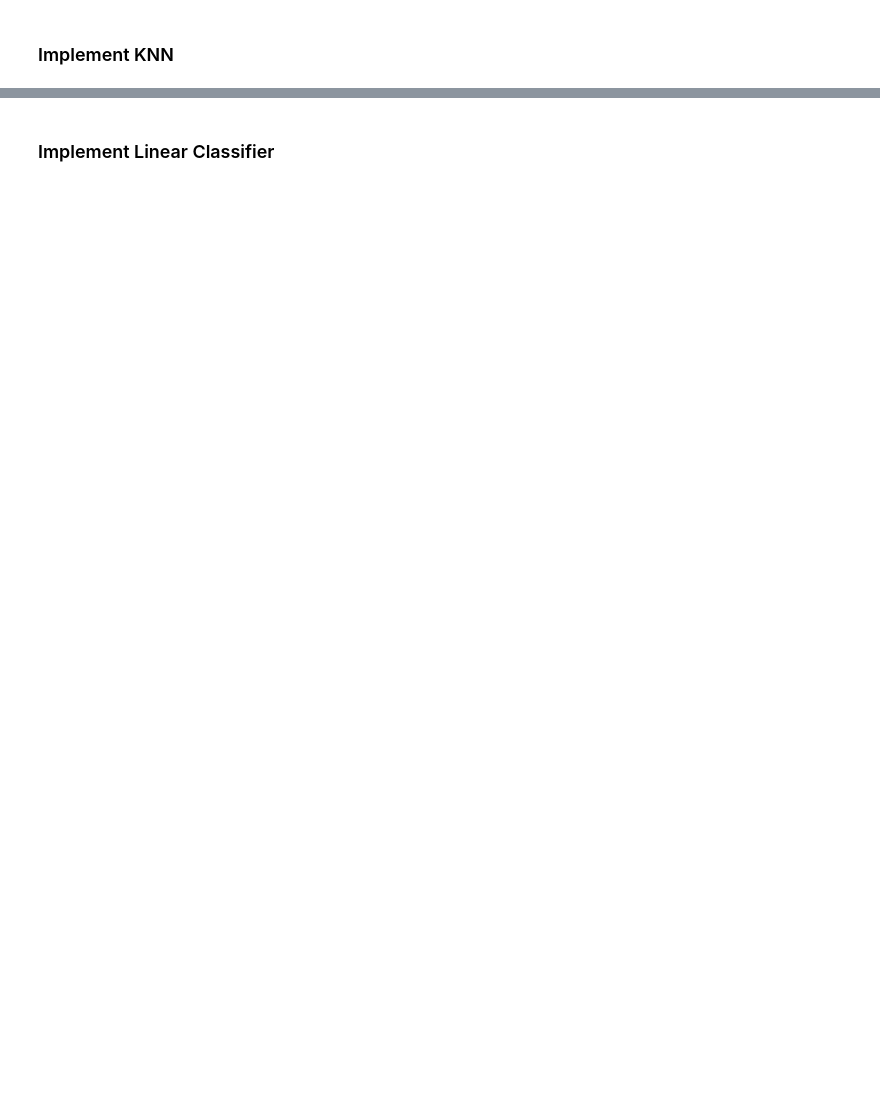
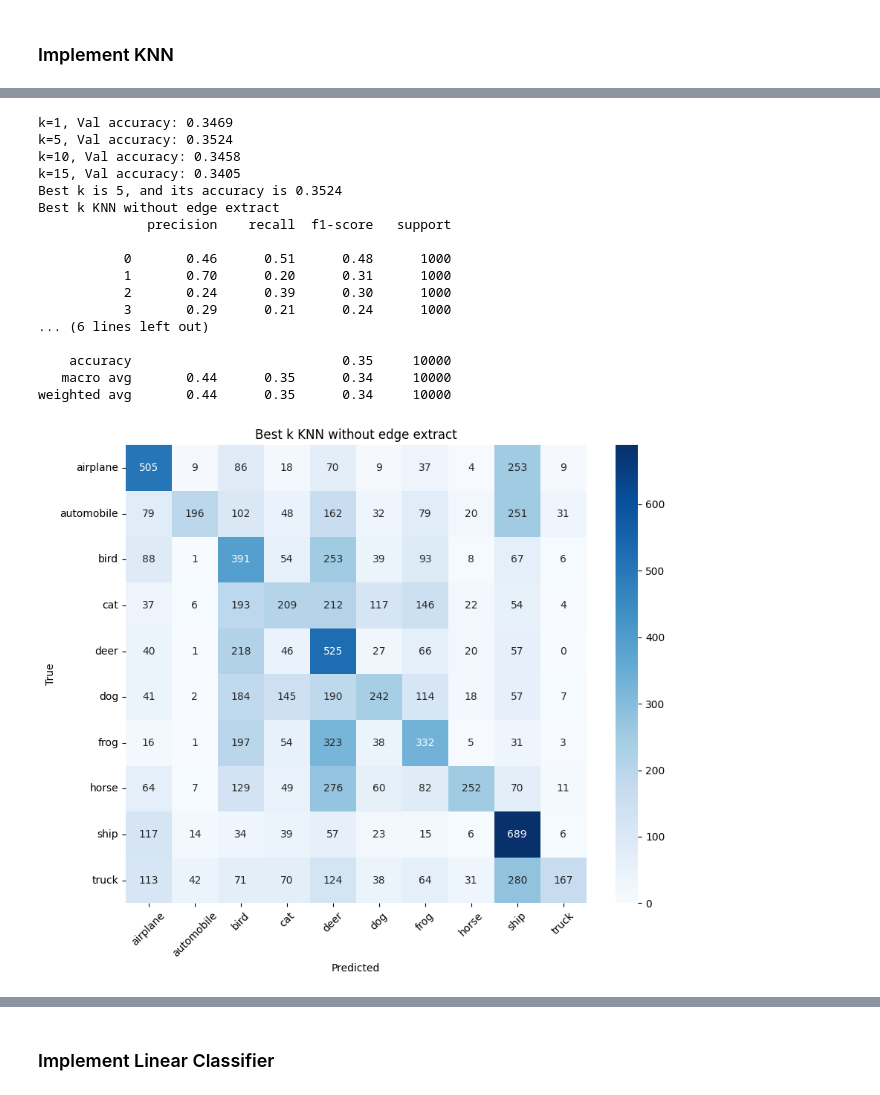
Before and after one commit to CyberVoyagerX/MU_2024-2-CISC7401-001-ADVANCED-MACHINE-LEARNING-HW, a Jupyter notebook: hw2/hw2_KNN_SVM.ipynb, the cells around one changed output, grey strips where cells are left out. Drawn from its saved outputs; the diff is of its cells as text; code cells hidden in the pictures; blank space fills up the shorter version.

Commit message:
Cross-Validation

```diff
--- a/hw2/hw2_KNN_SVM.ipynb
+++ b/hw2/hw2_KNN_SVM.ipynb
@@ -146,10 +185,15 @@ def Knn_classifier(train_images, train_labels, test_images, k=5):
         predictions.append(majority_label)
     return np.array(predictions)
 
-def Knn_classifier_cdist(train_images_tensor, train_labels, test_images_tensor, k=5):
+def Knn_classifier_cdist(train_images, train_labels, test_images, k=5):
+    # -preprocess data
+    # numpy.array -> torch.tensor
+    train_tensor = torch.tensor(train_images, dtype=torch.float32)
+    test_tensor = torch.tensor(test_images, dtype=torch.float32)
+
     predictions=[]
     # 1. Compute Euclidean distance by torch.cdist
-    distances = torch.cdist(test_images_tensor, train_images_tensor)
+    distances = torch.cdist(test_tensor, train_tensor)
     # 2. Get indices of k nearest images
     nearest_indices = torch.topk(distances, k=k, largest=False, dim=1).indices
     # 3. Get k labels
@@ -160,12 +204,16 @@ def Knn_classifier_cdist(train_images_tensor, train_labels, test_images_tensor,
         predictions.append(majority_label)
     return np.array(predictions)
 
-def Knn_classifier_cosine(train_images_tensor, train_labels, test_images_tensor, k=5):
+def Knn_classifier_cosine(train_images, train_labels, test_images, k=5):
     predictions = []
+    # -preprocess data
+    # numpy.array -> torch.tensor
+    train_tensor = torch.tensor(train_images, dtype=torch.float32)
+    test_tensor = torch.tensor(test_images, dtype=torch.float32)
 
     # 1. normalize images to use cosine distance
-    train_images_norm = train_images_tensor / torch.norm(train_images_tensor, dim=1, keepdim=True)
-    test_images_norm = test_images_tensor / torch.norm(test_images_tensor, dim=1, keepdim=True)
+    train_images_norm = train_tensor / torch.norm(train_tensor, dim=1, keepdim=True)
+    test_images_norm = test_tensor / torch.norm(test_tensor, dim=1, keepdim=True)
 
     # 2. Compute consine distance
     similarities = torch.mm(test_images_norm, train_images_norm.T)
@@ -183,7 +231,7 @@ def Knn_classifier_cosine(train_images_tensor, train_labels, test_images_tensor,
     return np.array(predictions)
 # %%
 # Select best K by Valid dataset
-def select_k(train_imges, train_labes, valid_images, valid_labels, model):
+def select_k(train_imges, train_labels, valid_images, valid_labels, model):
     best_k = None
     best_accuracy = 0
     for k in [1, 5, 10, 15]:
@@ -301,0 +248,43 @@ Test accucacy is 0.2503 with k = 15
+# %%
+# process dataset
+# Without extract edge feature
+
+X_train, y_train = process_dataset(train_dataset)
+X_valid, y_valid = process_dataset(valid_dataset)
+X_test, y_test = process_dataset(Test_dataset)
+
+# Sobel
+X_train_sobel, _ = process_dataset(train_dataset, 'sobel')
+X_valid_sobel, _ = process_dataset(valid_dataset, 'sobel')
+X_test_sobel, _ = process_dataset(Test_dataset, 'sobel')
+
+# Hog
+X_train_hog, _ = process_dataset(train_dataset, 'hog')
+X_valid_hog, _ = process_dataset(valid_dataset, 'hog')
+X_test_hog, _ = process_dataset(Test_dataset, 'hog')
+# %%
+# Simple Cross validate
+
+# Without extract edge feature
+best_k = select_k(X_train, y_train, X_valid, y_valid, Knn_classifier_cdist)
+pred_KNN = Knn_classifier_cdist(X_train, y_train, X_test, k=best_k)
+plot_accuracy_and_confusion_matrix(y_test, pred_KNN, Train_dataset.classes, "Best k KNN without edge extract", "Best k KNN without edge extract")
+# %% [output]
+k=1, Val accuracy: 0.3469
+k=5, Val accuracy: 0.3524
+k=10, Val accuracy: 0.3458
+k=15, Val accuracy: 0.3405
+Best k is 5, and its accuracy is 0.3524
+Best k KNN without edge extract
+              precision    recall  f1-score   support
+
+           0       0.46      0.51      0.48      1000
+           1       0.70      0.20      0.31      1000
+           2       0.24      0.39      0.30      1000
+           3       0.29      0.21      0.24      1000
+... (6 lines left out)
+
+    accuracy                           0.35     10000
+   macro avg       0.44      0.35      0.34     10000
+weighted avg       0.44      0.35      0.34     10000
+[figure, added]
```
Also changed, not shown: parts of 33 cells of this notebook, 8 other files.
